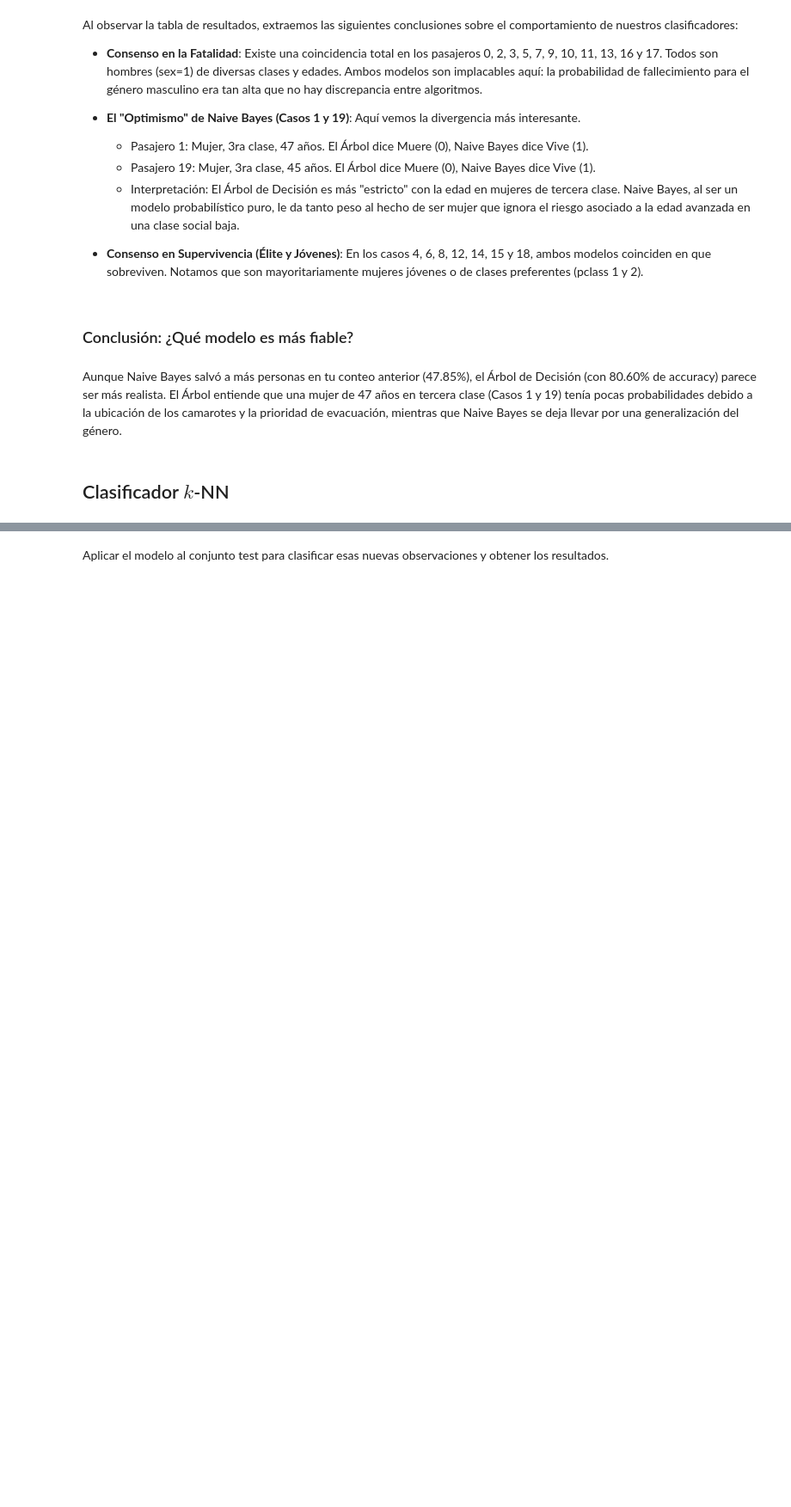
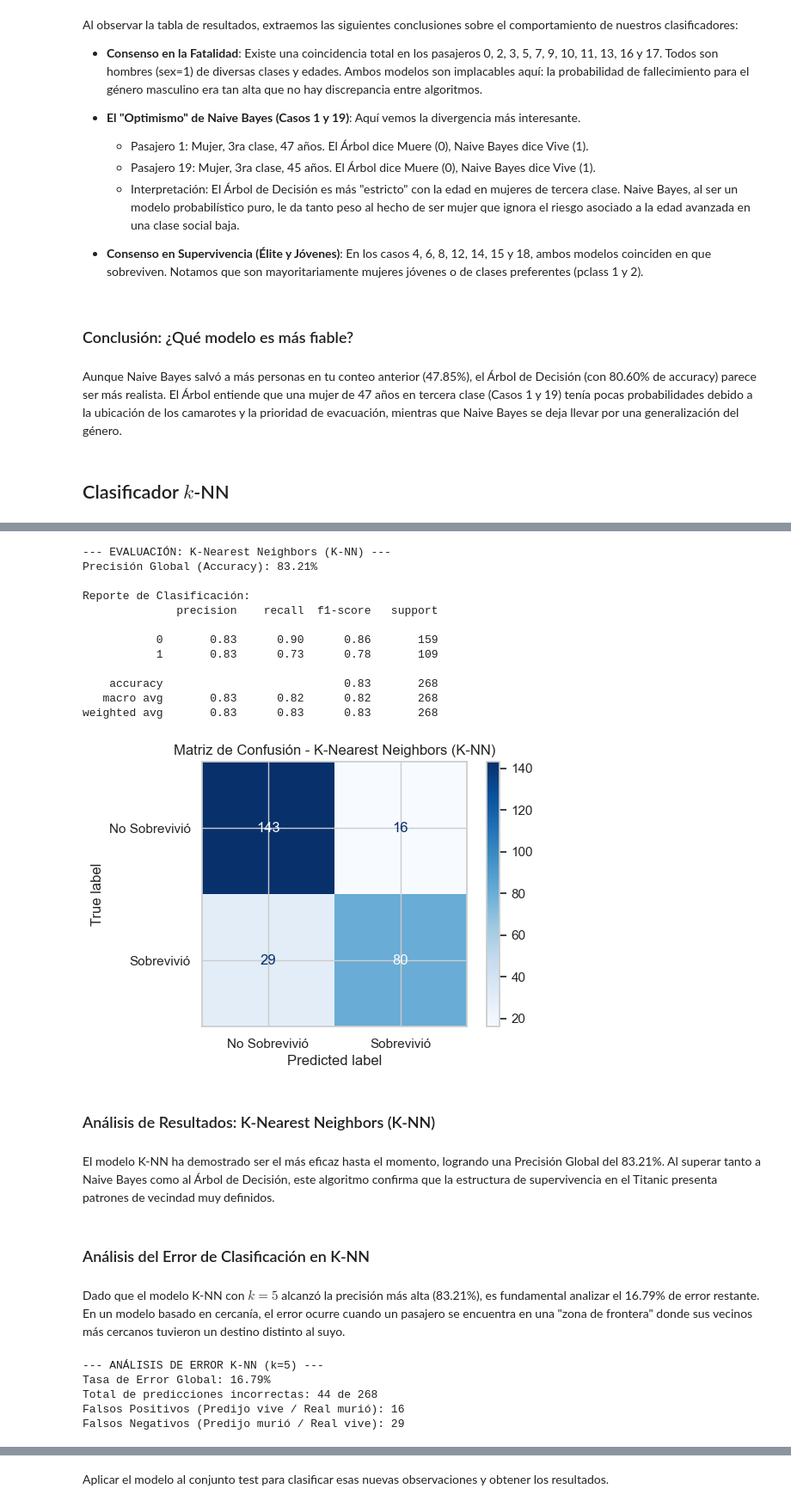
Before and after one commit to duvan1026/Titanic_Big_Data, a Jupyter notebook: ABD_CastroBautistaDuvanDario.ipynb, the cells around one changed output, grey strips where cells are left out. Shown at 86% size. Drawn from its saved outputs; the diff is of its cells as text; code cells hidden in the pictures; blank space fills up the shorter version.

```diff
--- a/ABD_CastroBautistaDuvanDario.ipynb
+++ b/ABD_CastroBautistaDuvanDario.ipynb
@@ -2359,0 +2394,62 @@ Obtener el error cometido al clasificar:
+# %%
+from sklearn.neighbors import KNeighborsClassifier
+
+# 1. Instanciar el modelo
+# Elegimos n_neighbors=5 como estándar inicial, un número impar para evitar empates
+knn_model = KNeighborsClassifier(n_neighbors=5)
+
+# 2. Entrenamiento
+knn_model.fit(X_train, Y_train)
+
+# 3. Evaluación utilizando la función maestra
+accuracy_knn = evaluar_clasificador(knn_model, X_test, Y_test, "K-Nearest Neighbors (K-NN)")
+# %% [output]
+--- EVALUACIÓN: K-Nearest Neighbors (K-NN) ---
+Precisión Global (Accuracy): 83.21%
+
+Reporte de Clasificación:
+              precision    recall  f1-score   support
+
+           0       0.83      0.90      0.86       159
+           1       0.83      0.73      0.78       109
+
+    accuracy                           0.83       268
+   macro avg       0.83      0.82      0.82       268
+weighted avg       0.83      0.83      0.83       268
+[figure, added]
+# %% [markdown]
+### Análisis de Resultados: K-Nearest Neighbors (K-NN)
+# %% [markdown]
+El modelo K-NN ha demostrado ser el más eficaz hasta el momento, logrando una Precisión Global del 83.21%. Al superar tanto a Naive Bayes como al Árbol de Decisión, este algoritmo confirma que la estructura de supervivencia en el Titanic presenta patrones de vecindad muy definidos.
+# %% [markdown]
+### Análisis del Error de Clasificación en K-NN
+# %% [markdown]
+Dado que el modelo K-NN con $k=5$ alcanzó la precisión más alta (83.21%), es fundamental analizar el 16.79% de error restante. En un modelo basado en cercanía, el error ocurre cuando un pasajero se encuentra en una "zona de frontera" donde sus vecinos más cercanos tuvieron un destino distinto al suyo.
+# %%
+# 1. Cálculo del Error Global
+error_knn = 1 - accuracy_knn
+total_registros = len(Y_test)
+num_errores = int(total_registros * error_knn)
+
+print(f"--- ANÁLISIS DE ERROR K-NN (k=5) ---")
+print(f"Tasa de Error Global: {error_knn:.2%}")
+print(f"Total de predicciones incorrectas: {num_errores} de {total_registros}")
+
+# 2. Desglose del error (Matriz de Confusión)
+from sklearn.metrics import confusion_matrix
+conf_matrix = confusion_matrix(Y_test, knn_model.predict(X_test))
+
+# Extraer Falsos Positivos y Falsos Negativos
+# [0,1] son los que el modelo dijo que vivían pero murieron
+# [1,0] son los que el modelo dijo que morían pero vivieron
+falsos_positivos = conf_matrix[0, 1]
+falsos_negativos = conf_matrix[1, 0]
+
+print(f"Falsos Positivos (Predijo vive / Real murió): {falsos_positivos}")
+print(f"Falsos Negativos (Predijo murió / Real vive): {falsos_negativos}")
+# %% [output]
+--- ANÁLISIS DE ERROR K-NN (k=5) ---
+Tasa de Error Global: 16.79%
+Total de predicciones incorrectas: 44 de 268
+Falsos Positivos (Predijo vive / Real murió): 16
+Falsos Negativos (Predijo murió / Real vive): 29
```
Also changed, not shown: parts of 18 cells of this notebook.
